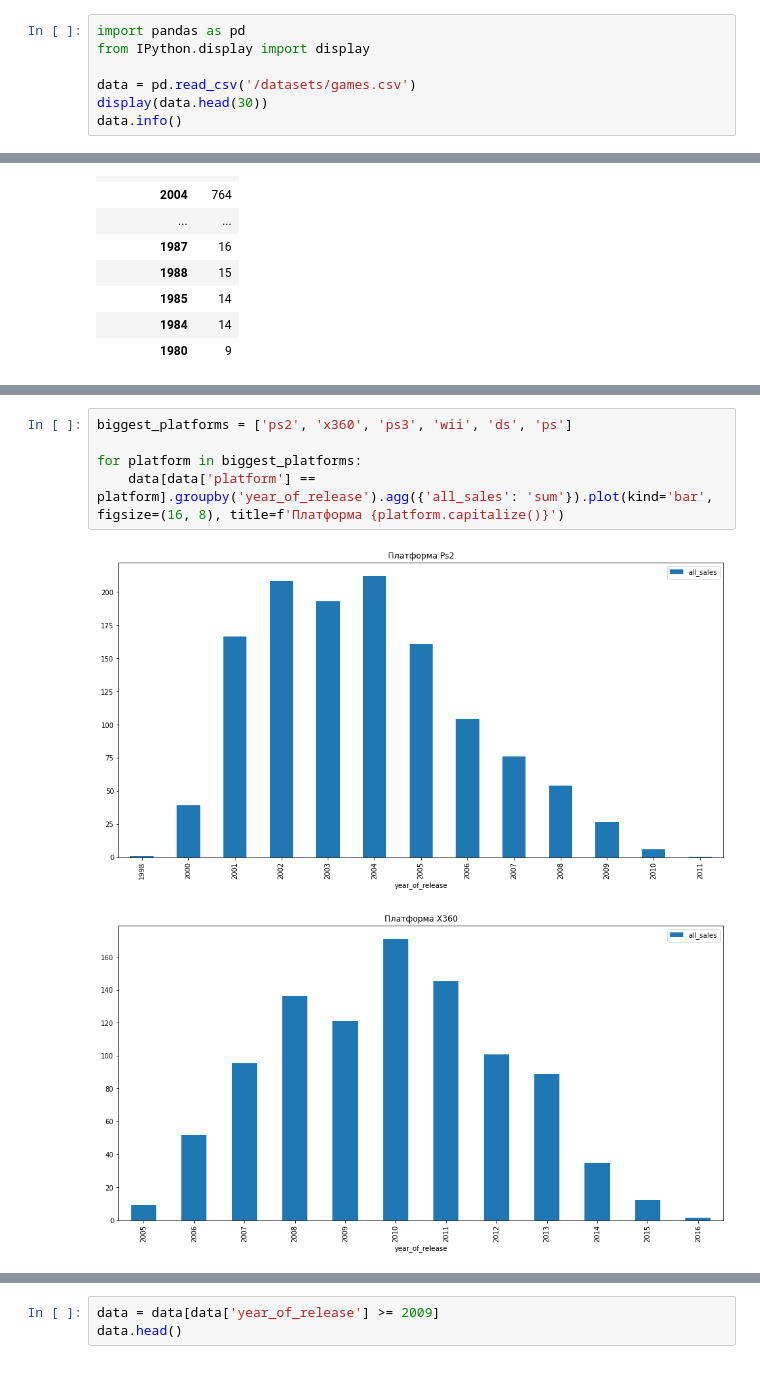
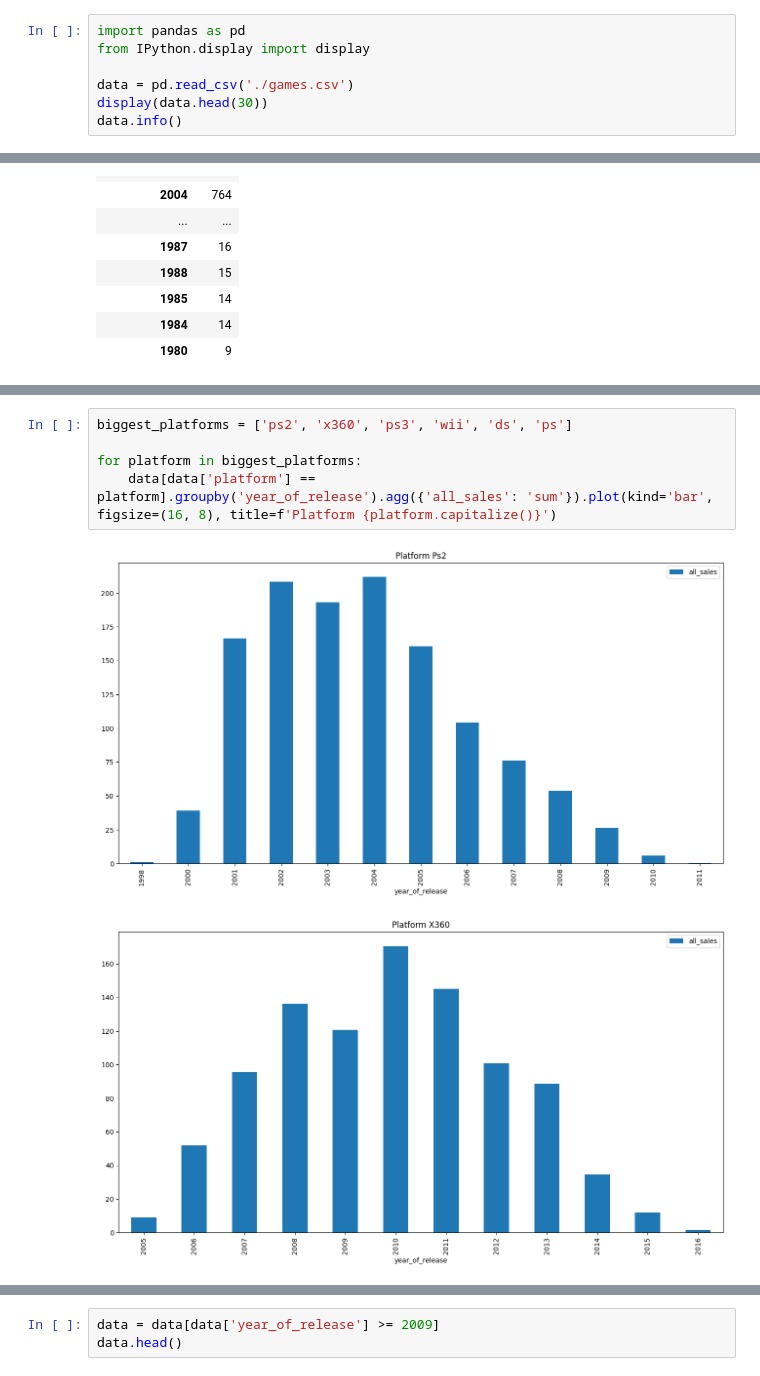
Before and after one commit to mariakyrychok/games, a Jupyter notebook: main.ipynb, the cells around one changed output, grey strips where cells are left out. Saved outputs shown, nothing was run; the diff lists cells and outputs as text.

```diff
--- a/main.ipynb
+++ b/main.ipynb
@@ -10,7 +10,7 @@ The dataset includes the abbreviation ESRB (Entertainment Software Rating Board)
 import pandas as pd
 from IPython.display import display
 
-data = pd.read_csv('/datasets/games.csv')
+data = pd.read_csv('./games.csv')
 display(data.head(30))
 data.info()
 # %% [output]
@@ -280,8 +281,8 @@ data_by_year.plot(figsize=(16, 8))
 # %%
 biggest_platforms = ['ps2', 'x360', 'ps3', 'wii', 'ds', 'ps']
 
 for platform in biggest_platforms:
-    data[data['platform'] == platform].groupby('year_of_release').agg({'all_sales': 'sum'}).plot(kind='bar', figsize=(16, 8), title=f'Платформа {platform.capitalize()}')
+    data[data['platform'] == platform].groupby('year_of_release').agg({'all_sales': 'sum'}).plot(kind='bar', figsize=(16, 8), title=f'Platform {platform.capitalize()}')
 # %% [output]
-[figure, old version]
+[figure, new version]
-[figure, old version]
+[figure, new version]
```
Also changed, not shown: parts of 109 cells of this notebook.
